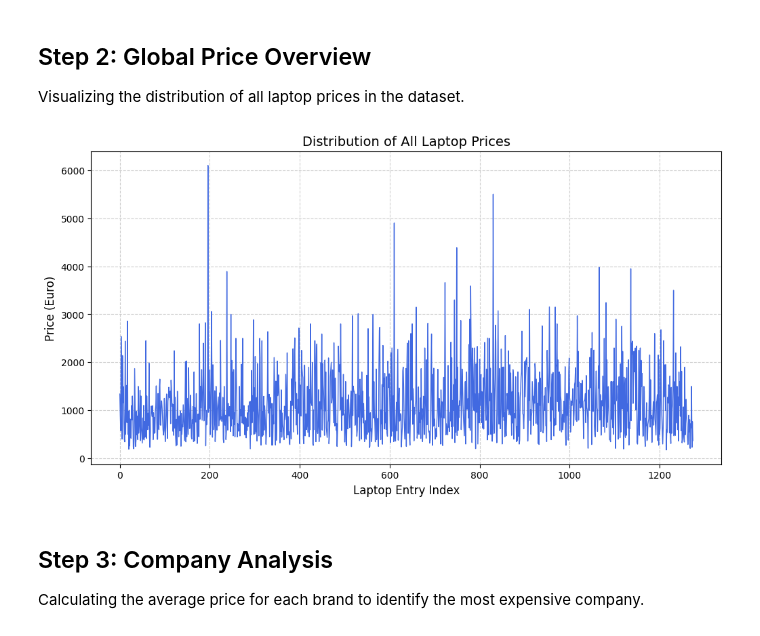
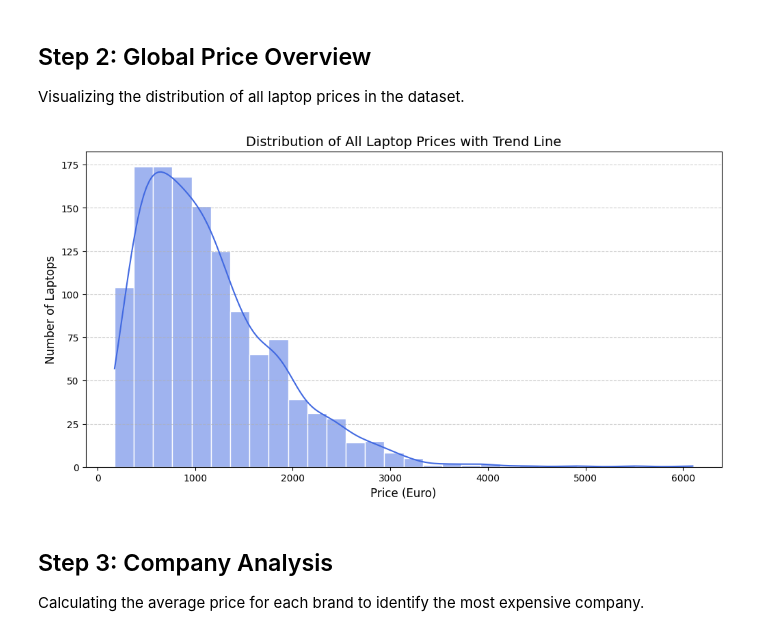
Before and after one commit to ronit1977/Laptop-Price-Analysis, a Jupyter notebook: Untitled-1.ipynb, the cells around one changed output. Saved outputs shown, nothing was run; the diff lists cells and outputs as text; code cells hidden in the pictures.

```diff
--- a/Untitled-1.ipynb
+++ b/Untitled-1.ipynb
@@ -42,18 +60,21 @@ Data successfully loaded. Here are the first 5 rows:
 ## Step 2: Global Price Overview
 Visualizing the distribution of all laptop prices in the dataset.
 # %%
-# Task: Plot the price of all the laptops
+# Task: Plot the price distribution of all laptops with a trend line (KDE)
 plt.figure(figsize=(12, 6))
-plt.plot(df['Price (Euro)'], color='royalblue', linewidth=1)
 
-# Adhering to guidelines: Adding plot title, axes titles, and units
-plt.title('Distribution of All Laptop Prices', fontsize=14)
-plt.xlabel('Laptop Entry Index', fontsize=12)
-plt.ylabel('Price (Euro)', fontsize=12)
-plt.grid(True, linestyle='--', alpha=0.6)
+# Adding kde=True will draw the smooth "trend" line over the bars
+sns.histplot(df['Price (Euro)'], bins=30, color='royalblue', edgecolor='white', kde=True)
+
+# Adding plot title, axes titles, and units as required by the guidelines
+plt.title('Distribution of All Laptop Prices with Trend Line', fontsize=14)
+plt.xlabel('Price (Euro)', fontsize=12)
+plt.ylabel('Number of Laptops', fontsize=12)
+plt.grid(axis='y', linestyle='--', alpha=0.6)
+
 plt.show()
 # %% [output]
-[figure, old version]
+[figure, new version]
 # %% [markdown]
 ## Step 3: Company Analysis
 Calculating the average price for each brand to identify the most expensive company.
```
Also changed, not shown: parts of 14 cells of this notebook, 1 other file.
